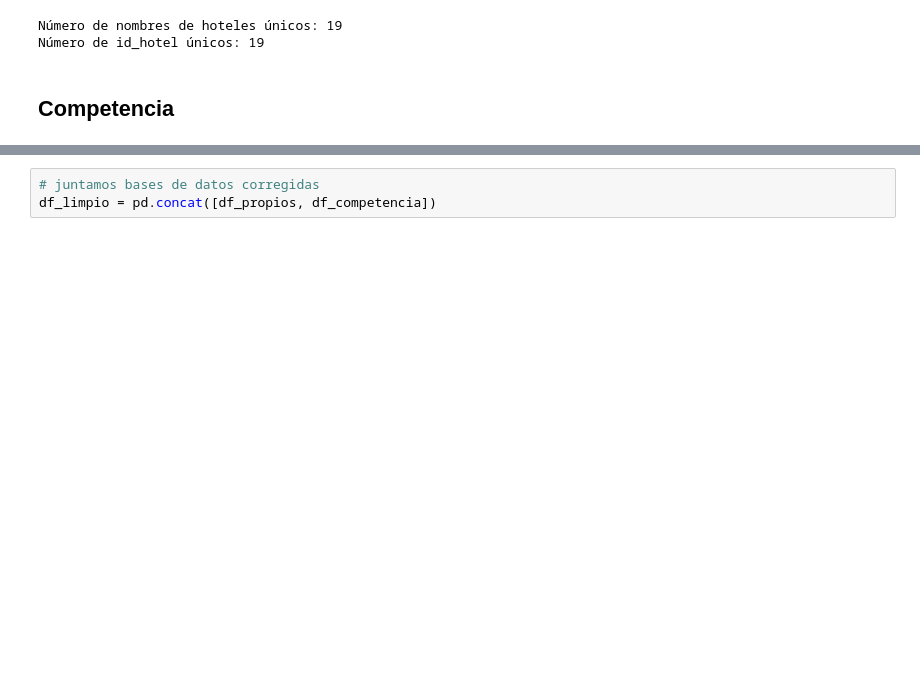
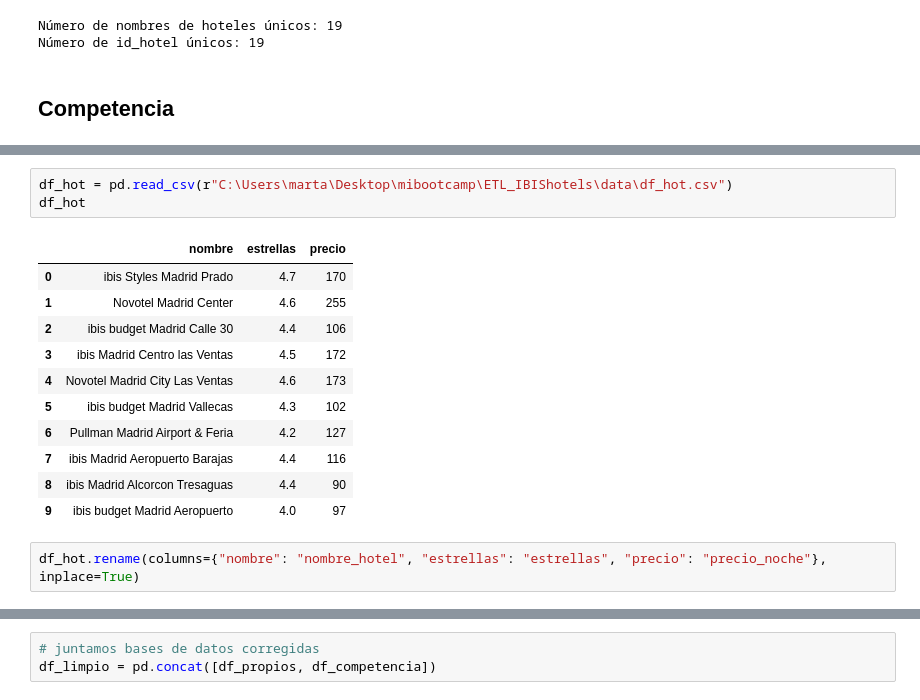
Before and after one commit to marta-ba/ETL_IBIShotels, a Jupyter notebook: jupyters/eda.ipynb, the cells around one changed output, grey strips where cells are left out. Drawn from its saved outputs; the diff is of its cells as text; blank space fills up the shorter version.

```diff
--- a/jupyters/eda.ipynb
+++ b/jupyters/eda.ipynb
@@ -527,0 +336,17 @@ df_competencia["id_hotel"].nunique(), df_competencia.shape[0]
+# %%
+df_hot = pd.read_csv(r"C:\Users\marta\Desktop\mibootcamp\ETL_IBIShotels\data\df_hot.csv")
+df_hot
+# %% [output]
+|  | nombre | estrellas | precio |
+| 0 | ibis Styles Madrid Prado | 4.7 | 170 |
+| 1 | Novotel Madrid Center | 4.6 | 255 |
+| 2 | ibis budget Madrid Calle 30 | 4.4 | 106 |
+| 3 | ibis Madrid Centro las Ventas | 4.5 | 172 |
+| 4 | Novotel Madrid City Las Ventas | 4.6 | 173 |
+| 5 | ibis budget Madrid Vallecas | 4.3 | 102 |
+| 6 | Pullman Madrid Airport & Feria | 4.2 | 127 |
+| 7 | ibis Madrid Aeropuerto Barajas | 4.4 | 116 |
+| 8 | ibis Madrid Alcorcon Tresaguas | 4.4 | 90 |
+| 9 | ibis budget Madrid Aeropuerto | 4.0 | 97 |
+# %%
+df_hot.rename(columns={"nombre": "nombre_hotel", "estrellas": "estrellas", "precio": "precio_noche"}, inplace=True)
```
Also changed, not shown: parts of 43 cells of this notebook, 3 other files.
